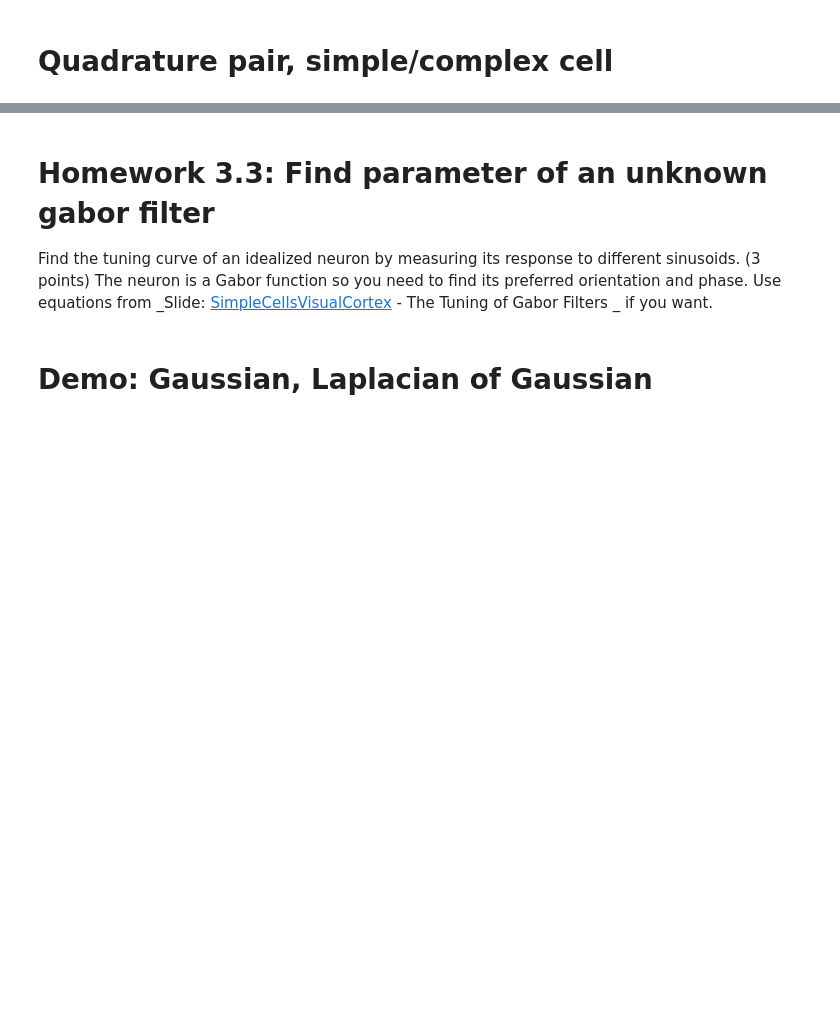
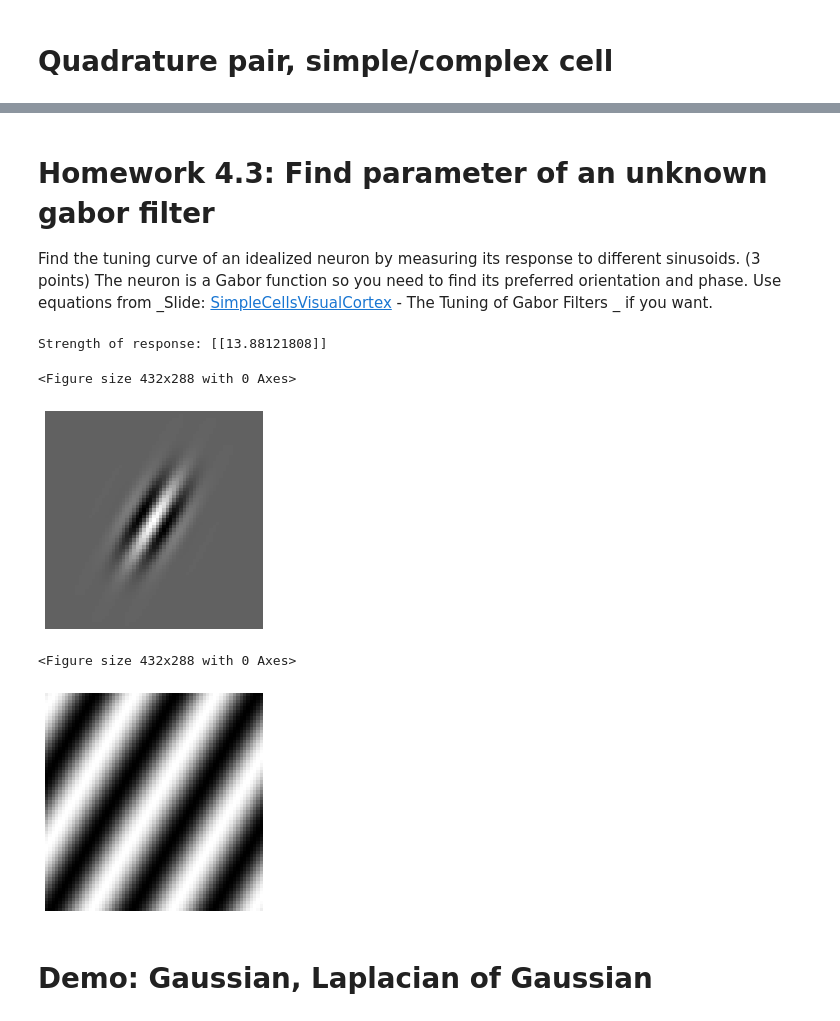
Before and after one commit to ccvl/VisualCortexCourse, a Jupyter notebook: HW1/Gabor.ipynb, the cells around one changed output, grey strips where cells are left out. Saved outputs shown, nothing was run; the diff lists cells and outputs as text; code cells hidden in the pictures; blank space fills up the shorter version.

```diff
--- a/HW1/Gabor.ipynb
+++ b/HW1/Gabor.ipynb
@@ -152,23 +179,29 @@ plt.subplot(122); plt.imshow(response**2 + response2**2, vmin=0); plt.title('Res
 # %% [markdown]
-# Homework 3.3: Find parameter of an unknown gabor filter
+# Homework 4.3: Find parameter of an unknown gabor filter
 Find the tuning curve of an idealized neuron by measuring its response to different sinusoids. (3 points)
 The neuron is a Gabor function so you need to find its preferred orientation and phase. Use equations from _Slide: [SimpleCellsVisualCortex](https://cs.jhu.edu/~ayuille/JHUcourses/ProbabilisticModelsOfVisualCognition2017/Lecture3SimpleCells/SimpleCellsVisualCortex.pdf) - The Tuning of Gabor Filters _ if you want.
 # %%
 import pickle
 # The parameter of this gabor(cell) is unknown
 # Try to find its parameter:
-unknownGabor = pickle.load(open('data/gabor/unknownGabor.data', 'rb'))
+unknownGabor = pickle.load(open('data/gabor/unknownGabor.data', 'rb'), encoding='latin1')
 plt.figure(); myimshow(unknownGabor)
 
 # You can use sinusoid as a stimuli
 # For example:
 rho = 0
 omega = 0.3
 theta = np.pi/6
 sinusoid = genSinusoid(unknownGabor.shape, 1, (omega*np.cos(theta), omega*np.sin(theta)), rho)
 plt.figure(); myimshow(sinusoid)
 response = convolve2d(sinusoid, unknownGabor, mode='valid')
-print 'Strength of response:', response
+print('Strength of response:', response)
+# %% [output]
+Strength of response: [[13.88121808]]
+<Figure size 432x288 with 0 Axes>
+[figure, added]
+<Figure size 432x288 with 0 Axes>
+[figure, added]
 # %% [markdown]
 # Demo: Gaussian, Laplacian of Gaussian
 # %%
```
Also changed, not shown: parts of 12 cells of this notebook, 1 other file.
